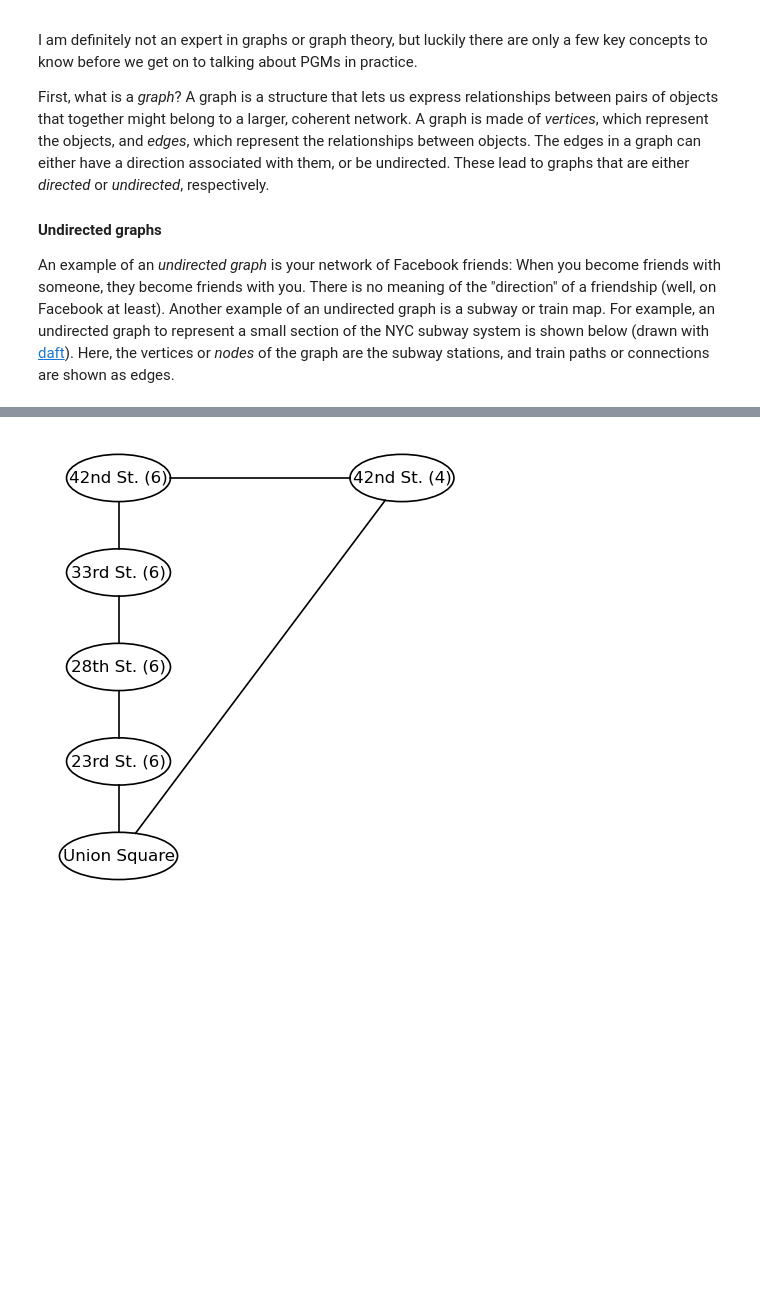
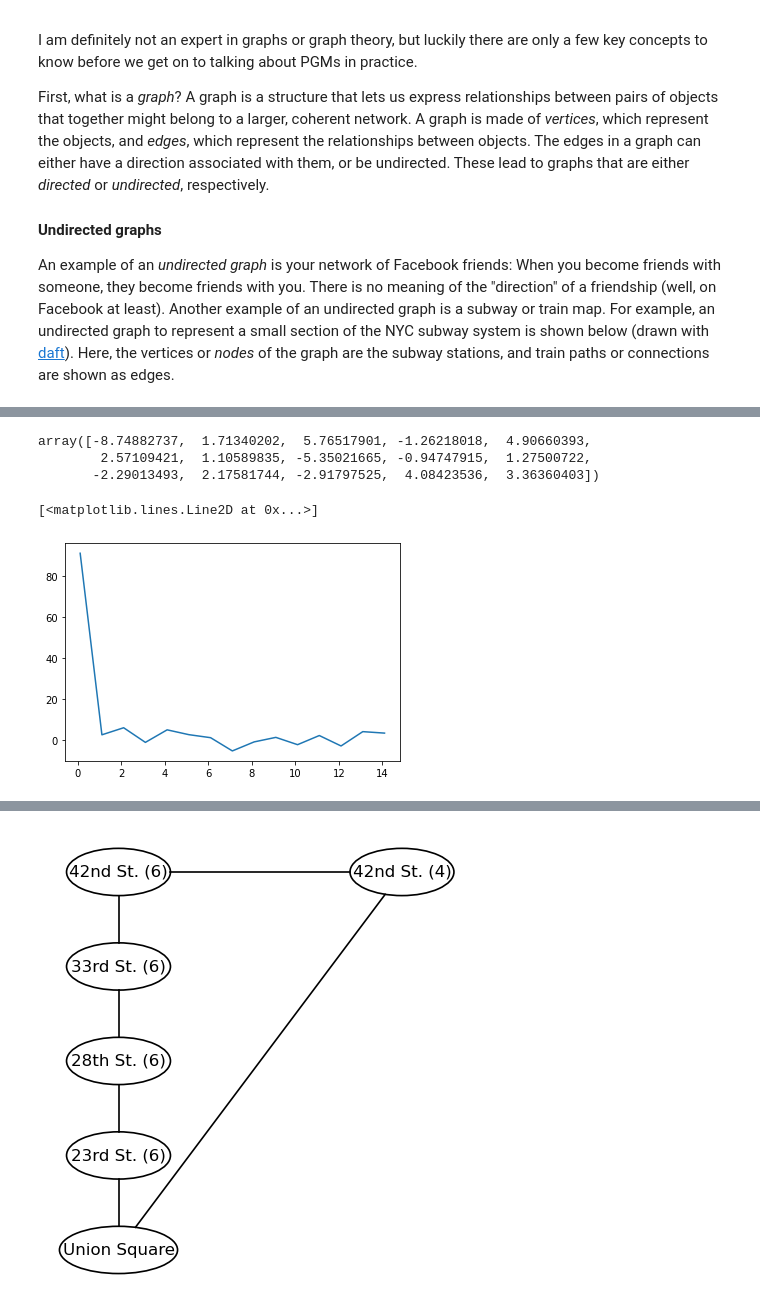
Before and after one commit to taceroc/LSSTC-DSFP-Sessions, a Jupyter notebook: Sessions/Session16/Day3/Probabilistic-Graphical-Models.ipynb, the cells around one changed output, grey strips where cells are left out. Drawn from its saved outputs; the diff is of its cells as text; code cells hidden in the pictures; blank space fills up the shorter version.

```diff
--- a/Sessions/Session16/Day3/Probabilistic-Graphical-Models.ipynb
+++ b/Sessions/Session16/Day3/Probabilistic-Graphical-Models.ipynb
@@ -22,0 +75,32 @@ An example of an *undirected graph* is your network of Facebook friends: When yo
+# %%
+tt = np.arange(0.1,15,1)
+# xx = np.arange(0,10,1)
+# np.random.seed(4)
+# vv = np.random.random(10)
+n_obs = 15 # complete
+rng = np.random.default_rng(seed=2009)
+
+x_obs = rng.uniform(0, 10, n_obs)
+vv = rng.normal(1/(x_obs*tt), 3)
+y_obs_unc = np.ones_like(vv)*0.3
+# %%
+N = 15
+
+b0 = 5.67
+b1 = 2.18
+
+x = np.arange(0.1,N,1)
+v = 1 / (x*tt)
+
+# generate noise and add it, y = b0 + b1*x + e
+mn = 0
+sd = 5
+np.random.seed(100)
+e = np.random.normal(mn,sd,N)
+vn = v + e
+# %%
+e
+# %% [output]
+array([-8.74882737,  1.71340202,  5.76517901, -1.26218018,  4.90660393,
+        2.57109421,  1.10589835, -5.35021665, -0.94747915,  1.27500722,
+       -2.29013493,  2.17581744, -2.91797525,  4.08423536,  3.36360403])
@@ -22,0 +109,5 @@ An example of an *undirected graph* is your network of Facebook friends: When yo
+# %%
+plt.plot(tt, vn)
+# %% [output]
+[<matplotlib.lines.Line2D at 0x...>]
+[figure, added]
```
Also changed, not shown: parts of 13 cells of this notebook, 19 other files.
